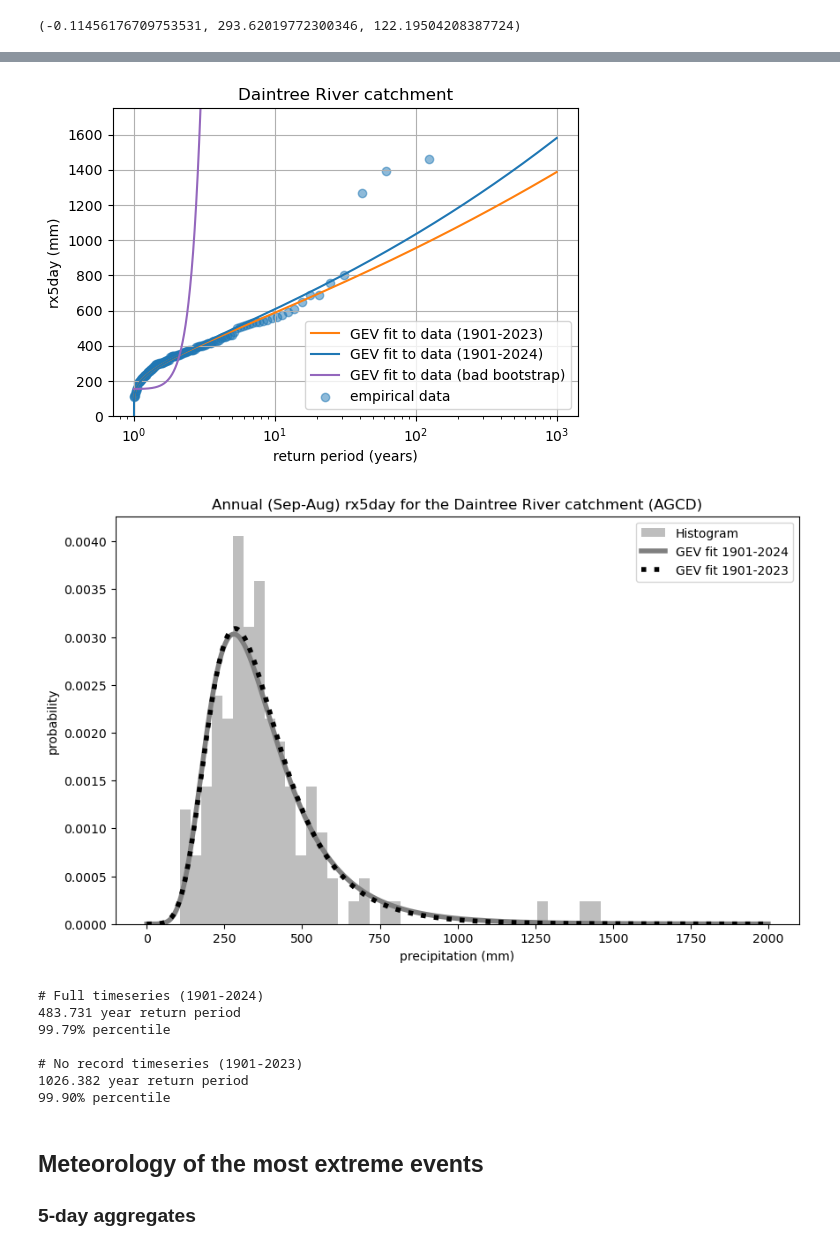
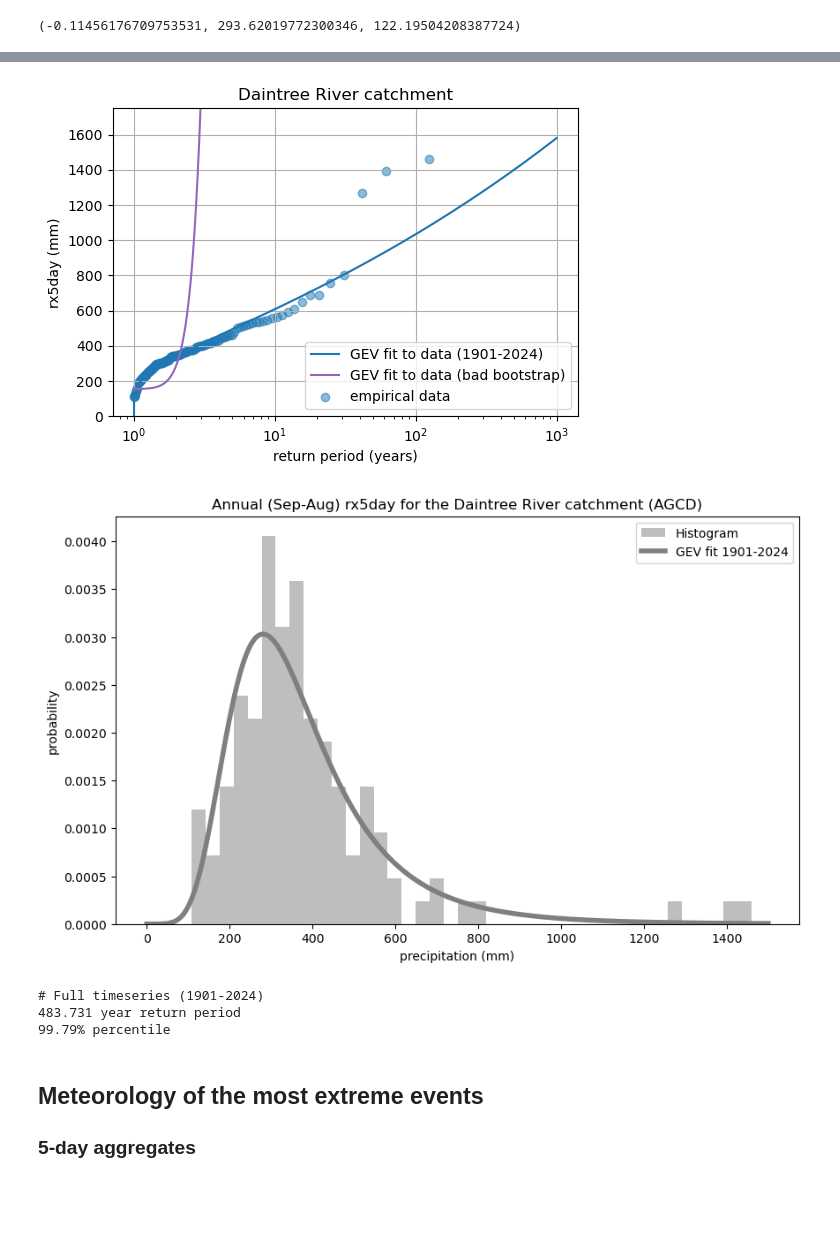
Before and after one commit to AusClimateService/unseen-projects, a Jupyter notebook: project-jasper/rx5day_daintree.ipynb, the cells around one changed output, grey strips where cells are left out. Drawn from its saved outputs; the diff is of its cells as text; code cells hidden in the pictures; blank space fills up the shorter version.

Commit message:
plots for presentation

```diff
--- a/project-jasper/rx5day_daintree.ipynb
+++ b/project-jasper/rx5day_daintree.ipynb
@@ -108,13 +91,13 @@ ax = fig.add_subplot()
 
 curve_return_periods = np.logspace(0, 3, num=10000)
 curve_probabilities = 1.0 / curve_return_periods
-curve_values22 = gev.isf(curve_probabilities, gev22_shape, gev22_loc, gev22_scale)
-ax.plot(
-    curve_return_periods,
-    curve_values22,
-    color="tab:orange",
-    label="GEV fit to data (1901-2023)",
-)
+#curve_values22 = gev.isf(curve_probabilities, gev22_shape, gev22_loc, gev22_scale)
+#ax.plot(
+#    curve_return_periods,
+#    curve_values22,
+#    color="tab:orange",
+#    label="GEV fit to data (1901-2023)",
+#)
 curve_values23 = gev.isf(curve_probabilities, gev23_shape, gev23_loc, gev23_scale)
 ax.plot(
     curve_return_periods,
@@ -150,49 +133,45 @@ ax.set_title('Daintree River catchment')
 
 plt.show()
 # %% [output]
-[figure, old version]
+[figure, new version]
 # %%
 fig, ax = plt.subplots(figsize=[10, 6])
-gev_xvals = np.arange(0, 2000)
+gev_xvals = np.arange(0, 1500)
 ds['pr'].plot.hist(bins=40, density=True, color='tab:gray', alpha=0.5, label='Histogram')
 gev23_pdf = gev.pdf(gev_xvals, gev23_shape, gev23_loc, gev23_scale)
 plt.plot(gev_xvals, gev23_pdf, color='tab:gray', linewidth=4.0, label='GEV fit 1901-2024')
-gev22_pdf = gev.pdf(gev_xvals, gev22_shape, gev22_loc, gev22_scale)
-plt.plot(gev_xvals, gev22_pdf, color='black', linewidth=4.0, linestyle=':', label='GEV fit 1901-2023')
+#gev22_pdf = gev.pdf(gev_xvals, gev22_shape, gev22_loc, gev22_scale)
+#plt.plot(gev_xvals, gev22_pdf, color='black', linewidth=4.0, linestyle=':', label='GEV fit 1901-2023')
 plt.xlabel('precipitation (mm)')
 plt.ylabel('probability')
 plt.title(f'Annual (Sep-Aug) rx5day for the Daintree River catchment (AGCD)')
 #plt.xlim(0, 500)
 plt.legend()
 #plt.savefig(
 #    '/g/data/xv83/dbi599/tc-jasper/figures/rx5day_histogram_AGCD_daintree-river.png',
 #    bbox_inches='tight',
 #    facecolor='white',
 #)
 plt.show()
 
 event23_probability = gev.sf(rx5day_2023, gev23_shape, loc=gev23_loc, scale=gev23_scale)
 event23_return_period = 1. / event23_probability
 event23_percentile = (1 - event23_probability) * 100
 print('# Full timeseries (1901-2024)')
 print(f'{event23_return_period:.3f} year return period')
 print(f'{event23_percentile:.2f}% percentile\n')
 
-event22_probability = gev.sf(rx5day_2023, gev22_shape, loc=gev22_loc, scale=gev22_scale)
-event22_return_period = 1. / event22_probability
-event22_percentile = (1 - event22_probability) * 100
-print('# No record timeseries (1901-2023)')
-print(f'{event22_return_period:.3f} year return period')
-print(f'{event22_percentile:.2f}% percentile')
+#event22_probability = gev.sf(rx5day_2023, gev22_shape, loc=gev22_loc, scale=gev22_scale)
+#event22_return_period = 1. / event22_probability
+#event22_percentile = (1 - event22_probability) * 100
+#print('# No record timeseries (1901-2023)')
+#print(f'{event22_return_period:.3f} year return period')
+#print(f'{event22_percentile:.2f}% percentile')
 # %% [output]
-[figure, old version]
+[figure, new version]
 # Full timeseries (1901-2024)
 483.731 year return period
 99.79% percentile
-
-# No record timeseries (1901-2023)
-1026.382 year return period
-99.90% percentile
 # %% [markdown]
 ## Meteorology of the most extreme events
 
```
Also changed, not shown: parts of 2 cells of this notebook, 1 other file.
